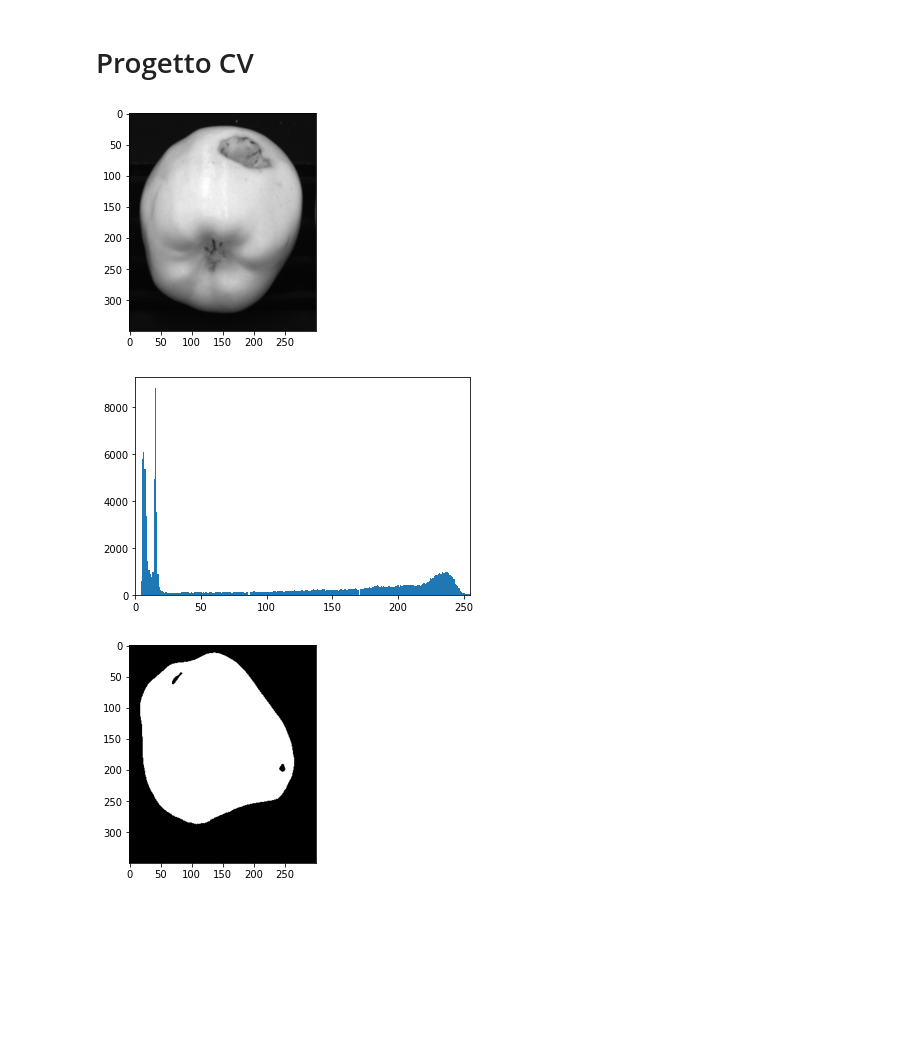
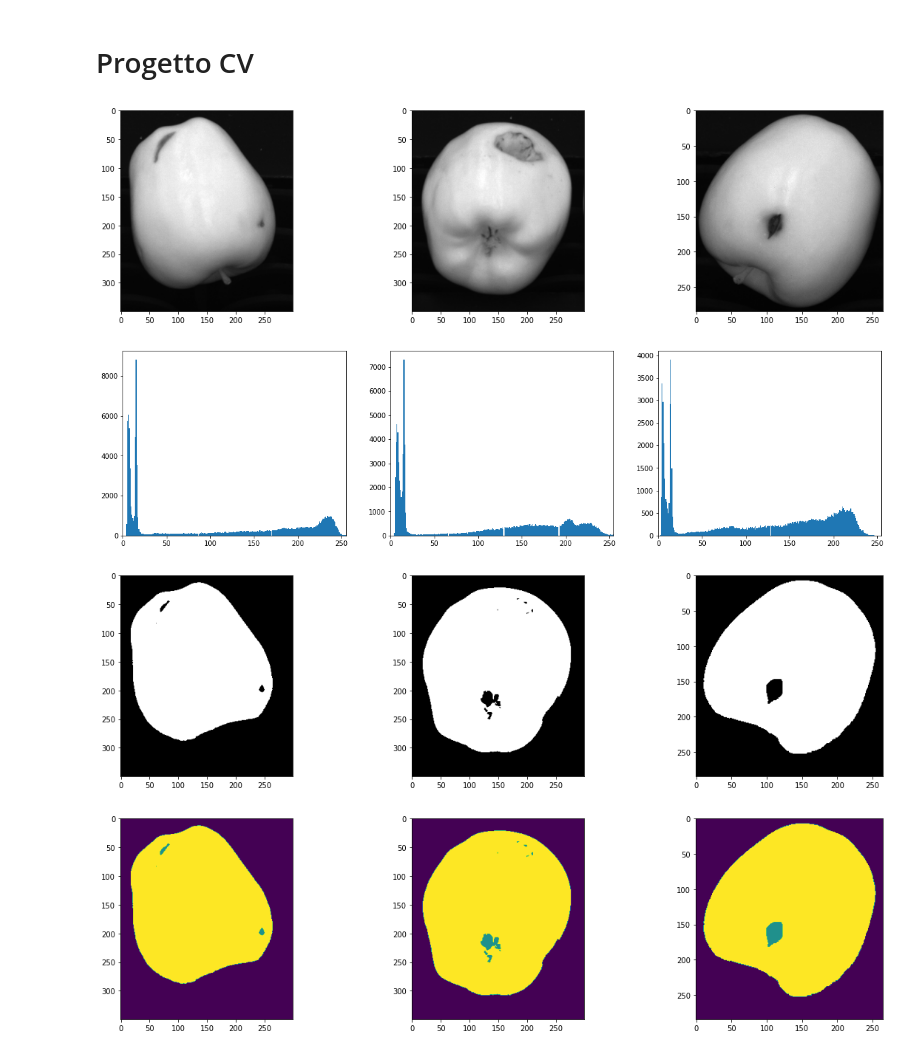
Before and after one commit to valentinaboriano/Computer-Vision, a Jupyter notebook: fruit-inspection.ipynb, the cells around one changed output. Drawn from its saved outputs; the diff is of its cells as text; code cells hidden in the pictures; blank space fills up the shorter version.

Commit message:
task 1

```diff
--- a/fruit-inspection.ipynb
+++ b/fruit-inspection.ipynb
@@ -3,25 +3,55 @@
 # %%
 import cv2
 from matplotlib import pyplot as plt
+# %%
+FILENAMES = ["000001","000002","000003"]
+N = len(FILENAMES)
 # %%
-img = cv2.imread("img/first task/C0_000002.png", cv2.IMREAD_GRAYSCALE)
-plt.imshow(img, cmap='gray', vmin=0, vmax=255)
+grayscales = []
+plt.figure(figsize=(20, 5))
+for i, name in enumerate(FILENAMES):
+    img = cv2.imread("img/first task/C0_{0}.png".format(name), cv2.IMREAD_GRAYSCALE)
+    grayscales.append(img)
+    plt.subplot(1,N,i+1)
+    plt.imshow(img, cmap='gray', vmin=0, vmax=255)
 plt.show()
 # %% [output]
-[figure, old version]
+[figure, new version]
 # %%
-# calculate mean value from RGB channels and flatten to 1D array
-vals = img.flatten()
-# plot histogram with 255 bins
-b, bins, patches = plt.hist(vals, 255)
-plt.xlim([0,255])
+plt.figure(figsize=(20, 5))
+for i, img in enumerate(grayscales):
+    # calculate mean value from RGB channels and flatten to 1D array
+    vals = img.flatten()
+    # plot histogram with 255 bins
+    plt.subplot(1,N,i+1)
+    b, bins, patches = plt.hist(vals, 255)
+    plt.xlim([0,255])
 plt.show()
 # %% [output]
-[figure, old version]
+[figure, new version]
 # %%
-blur = cv2.GaussianBlur(img,(5,5),0)
-ret,th = cv2.threshold(blur, 0, 255, cv2.THRESH_BINARY+cv2.THRESH_OTSU)
-plt.imshow(th, cmap='gray', vmin=0, vmax=255)
+masks = []
+
+plt.figure(figsize=(20,5))
+for i, img in enumerate(grayscales):
+    blur = cv2.GaussianBlur(img,(3,3),0)
+    ret, mask = cv2.threshold(blur, 0, 1, cv2.THRESH_BINARY+cv2.THRESH_OTSU)
+    masks.append(mask)
+    plt.subplot(1,N,i+1)
+    plt.imshow(mask, cmap='gray', vmin=0, vmax=1)
 plt.show()
 # %% [output]
-[figure, old version]
+[figure, new version]
+# %%
+ff_masks = []
+
+plt.figure(figsize=(20,5))
+for i, m in enumerate(masks):
+    ff_m = m + 1
+    cv2.floodFill(ff_m, None, (1,1), 0)
+    ff_masks.append(ff_m)
+    plt.subplot(1,N,i+1)
+    plt.imshow(ff_m, vmin=0, vmax=2)
+plt.show()
+# %% [output]
+[figure, added]
```
Also changed, not shown: parts of 4 cells of this notebook.
